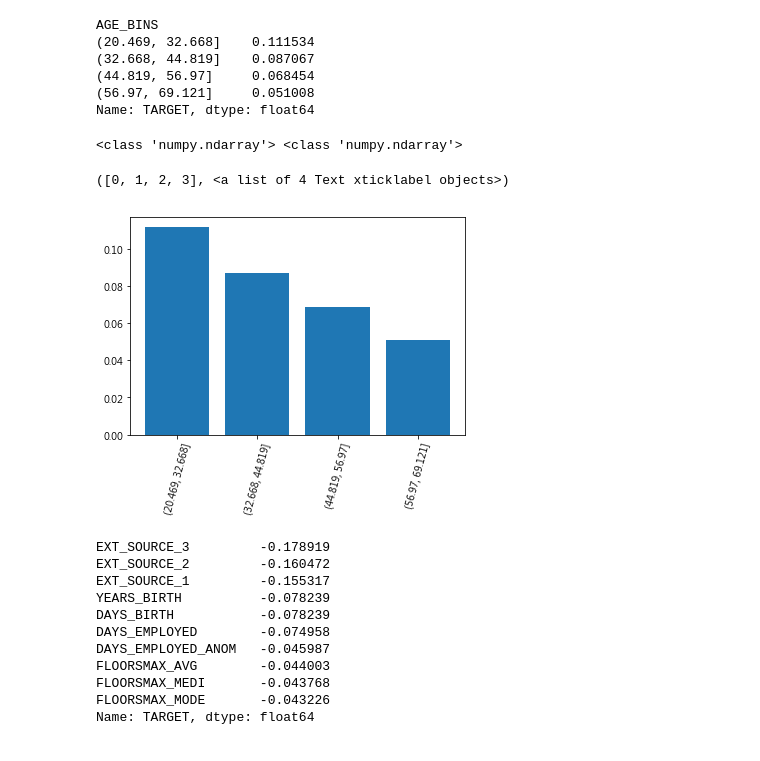
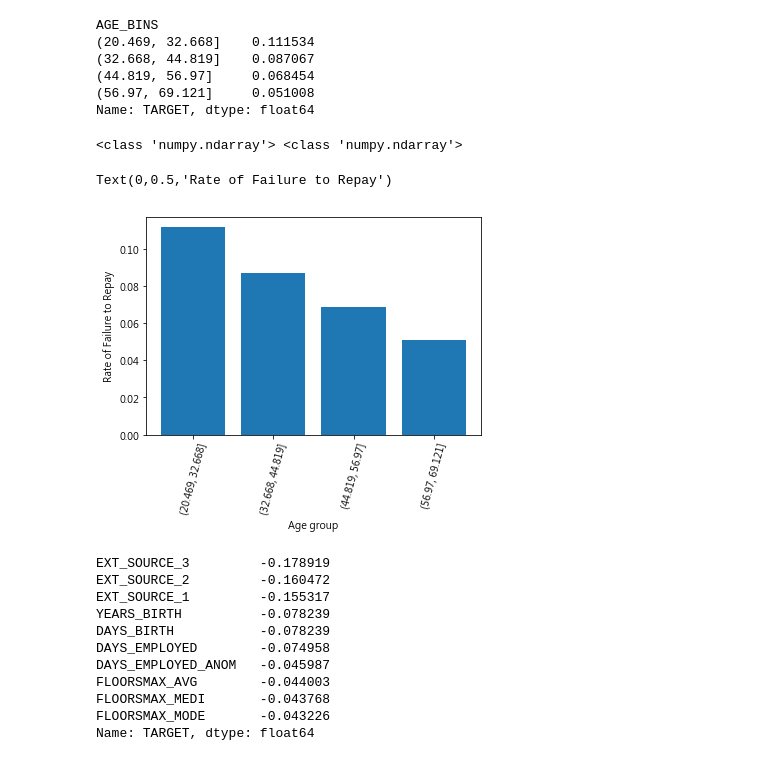
Before and after one commit to kevinkjchen/4th-ML100Days, a Jupyter notebook: homework/Day_018_HW.ipynb, the cells around one changed output. Saved outputs shown, nothing was run; the diff lists cells and outputs as text; code cells hidden in the pictures.

```diff
--- a/homework/Day_018_HW.ipynb
+++ b/homework/Day_018_HW.ipynb
@@ -88,17 +88,19 @@ Name: TARGET, dtype: float64
 # %%
 # 以"年齡"分組, 畫圖來觀察 "TARGET"
 
 x = age_group_sorted.astype(str)
 y = app_train.groupby('AGE_BINS')['TARGET'].mean().values
 
 print(type(x), type(y))
 #app_train.boxplot(y)
 plt.bar(x,y)
 plt.xticks(rotation=75)
+plt.xlabel('Age group')
+plt.ylabel('Rate of Failure to Repay')
 # %% [output]
 <class 'numpy.ndarray'> <class 'numpy.ndarray'>
-([0, 1, 2, 3], <a list of 4 Text xticklabel objects>)
+Text(0,0.5,'Rate of Failure to Repay')
-[figure, old version]
+[figure, new version]
 # %%
 # 以"年齡" 和 "TARGET"分組, 畫圖來觀察 "DAYS_EMPLOYED" 與目標值 ('TARGET') 的關係
 
```
Also changed, not shown: parts of 3 cells of this notebook.
